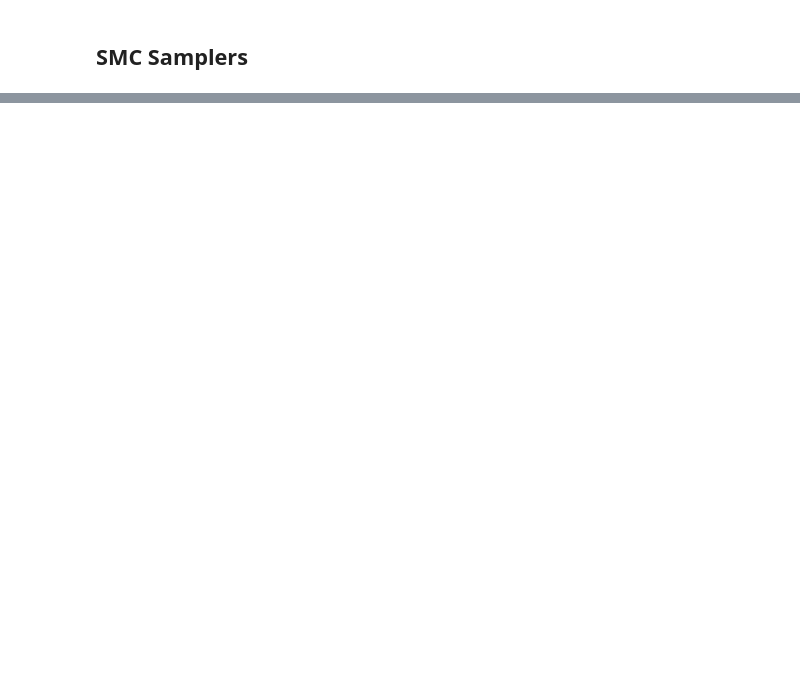
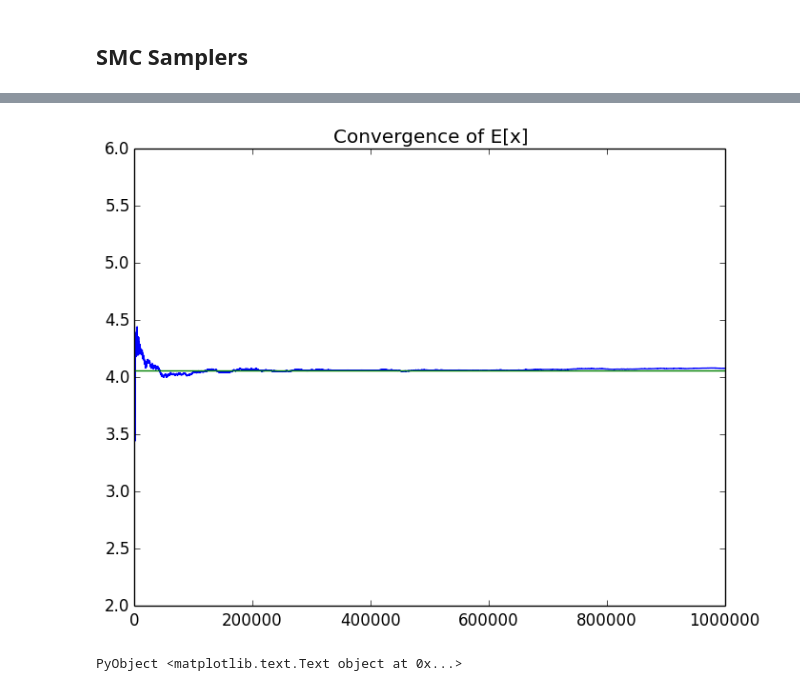
Before and after one commit to jhartford/BenchmarkingProject, a Jupyter notebook: code/MCMC.ipynb, the cells around one changed output, grey strips where cells are left out. Saved outputs shown, nothing was run; the diff lists cells and outputs as text; code cells hidden in the pictures; blank space fills up the shorter version.

```diff
--- a/code/MCMC.ipynb
+++ b/code/MCMC.ipynb
@@ -57 +103,9 @@ title("SMC output with $N samples")
 PyObject <matplotlib.text.Text object at 0x...>
+# %%
+plt.plot(1:n, diff_x)
+plt.plot((1, n), (e_x, e_x))
+ylim(2,6)
+title("Convergence of E[x]")
+# %% [output]
+[figure, added]
+PyObject <matplotlib.text.Text object at 0x...>
```
Also changed, not shown: parts of 20 cells of this notebook, 1 other file.
